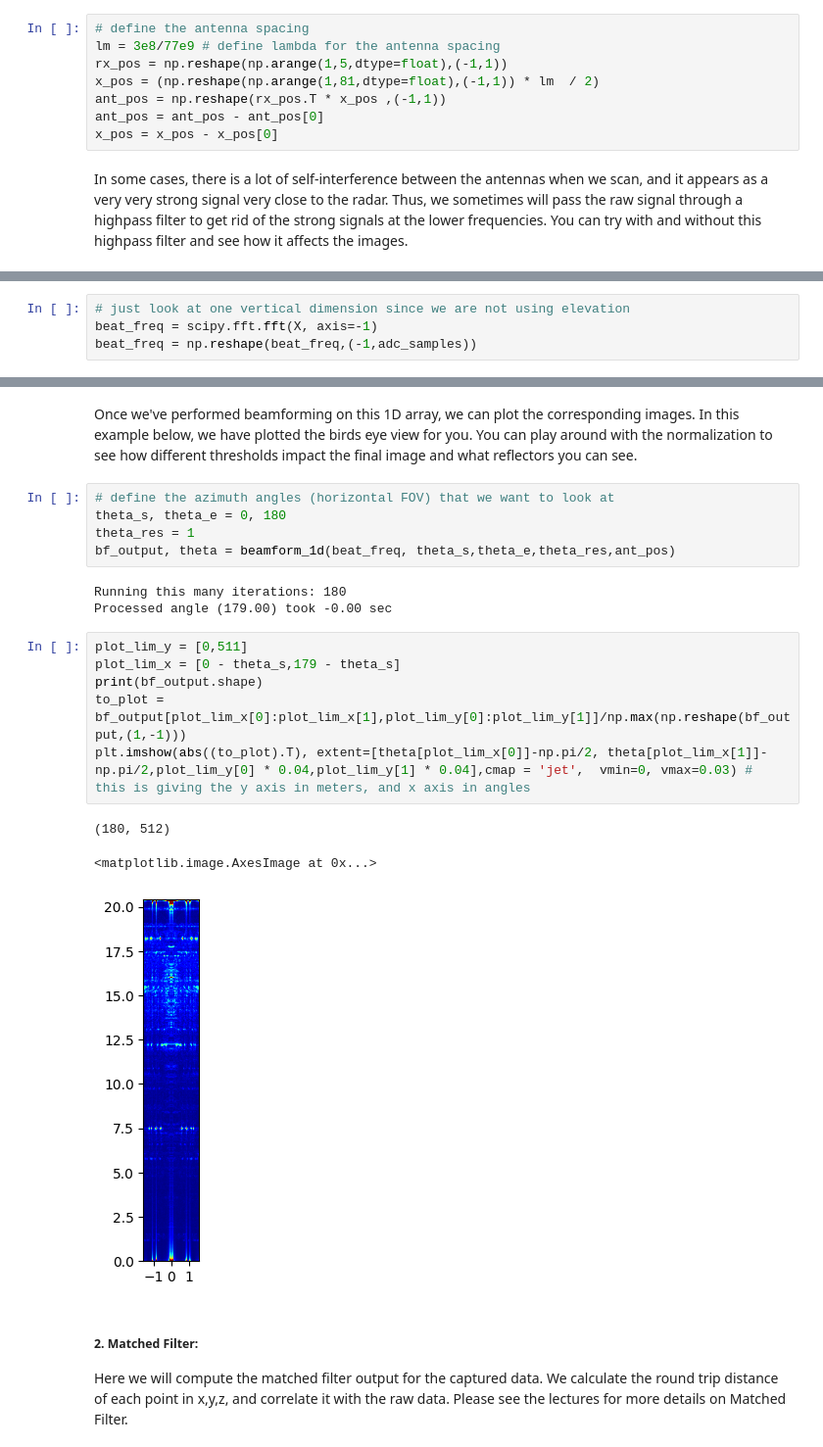
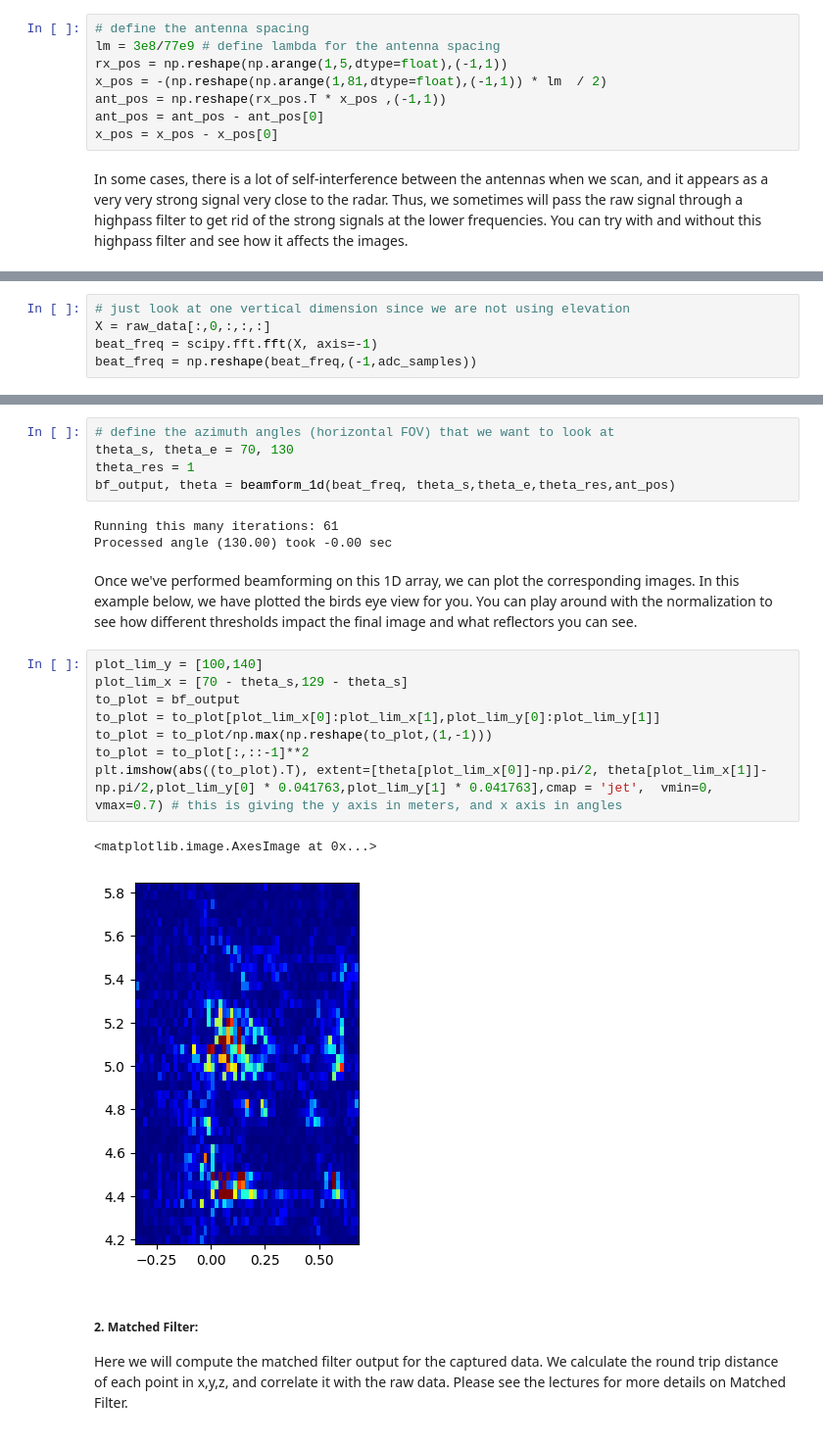
Before and after one commit to hailanzs/comm-proj-radar, a Jupyter notebook: exercise_2.ipynb, the cells around one changed output, grey strips where cells are left out. Shown at 98% size. Saved outputs shown, nothing was run; the diff lists cells and outputs as text.

```diff
--- a/exercise_2.ipynb
+++ b/exercise_2.ipynb
@@ -37,7 +36,7 @@ The radar is moved along the x-axis 80 times, each time moving by a distance $\l
 # define the antenna spacing
 lm = 3e8/77e9 # define lambda for the antenna spacing
 rx_pos = np.reshape(np.arange(1,5,dtype=float),(-1,1))
-x_pos = (np.reshape(np.arange(1,81,dtype=float),(-1,1)) * lm  / 2)
+x_pos = -(np.reshape(np.arange(1,81,dtype=float),(-1,1)) * lm  / 2)
 ant_pos = np.reshape(rx_pos.T * x_pos ,(-1,1))
 ant_pos = ant_pos - ant_pos[0]
 x_pos = x_pos - x_pos[0]
@@ -46,4 +89,5 @@ In some cases, there is a lot of self-interference between the antennas when we
 # %%
 # just look at one vertical dimension since we are not using elevation
+X = raw_data[:,0,:,:,:]
 beat_freq = scipy.fft.fft(X, axis=-1)
 beat_freq = np.reshape(beat_freq,(-1,adc_samples))
@@ -92,23 +94,24 @@ def beamform_1d(beat_freq_data, theta_s, theta_e,theta_res,locs):
+# %%
+# define the azimuth angles (horizontal FOV) that we want to look at
+theta_s, theta_e = 70, 130
+theta_res = 1
+bf_output, theta = beamform_1d(beat_freq, theta_s,theta_e,theta_res,ant_pos)
+# %% [output]
+Running this many iterations: 61
+Processed angle (130.00) took -0.00 sec
 # %% [markdown]
 Once we've performed beamforming on this 1D array, we can plot the corresponding images. In this example below, we have plotted the birds eye view for you. You can play around with the normalization to see how different thresholds impact the final image and what reflectors you can see.
-# %%
-# define the azimuth angles (horizontal FOV) that we want to look at
-theta_s, theta_e = 0, 180
-theta_res = 1
-bf_output, theta = beamform_1d(beat_freq, theta_s,theta_e,theta_res,ant_pos)
-# %% [output]
-Running this many iterations: 180
-Processed angle (179.00) took -0.00 sec
 # %%
-plot_lim_y = [0,511]
-plot_lim_x = [0 - theta_s,179 - theta_s]
-print(bf_output.shape)
-to_plot = bf_output[plot_lim_x[0]:plot_lim_x[1],plot_lim_y[0]:plot_lim_y[1]]/np.max(np.reshape(bf_output,(1,-1)))
-plt.imshow(abs((to_plot).T), extent=[theta[plot_lim_x[0]]-np.pi/2, theta[plot_lim_x[1]]-np.pi/2,plot_lim_y[0] * 0.04,plot_lim_y[1] * 0.04],cmap = 'jet',  vmin=0, vmax=0.03) # this is giving the y axis in meters, and x axis in angles
+plot_lim_y = [100,140]
+plot_lim_x = [70 - theta_s,129 - theta_s]
+to_plot = bf_output
+to_plot = to_plot[plot_lim_x[0]:plot_lim_x[1],plot_lim_y[0]:plot_lim_y[1]]
+to_plot = to_plot/np.max(np.reshape(to_plot,(1,-1)))
+to_plot = to_plot[:,::-1]**2
+plt.imshow(abs((to_plot).T), extent=[theta[plot_lim_x[0]]-np.pi/2, theta[plot_lim_x[1]]-np.pi/2,plot_lim_y[0] * 0.041763,plot_lim_y[1] * 0.041763],cmap = 'jet',  vmin=0, vmax=0.7) # this is giving the y axis in meters, and x axis in angles
 # %% [output]
-(180, 512)
+<matplotlib.image.AxesImage at 0x...>
-<matplotlib.image.AxesImage at 0x...>
-[figure, old version]
+[figure, new version]
 # %% [markdown]
 <h5> 2. Matched Filter:</h5>
 Here we will compute the matched filter output for the captured data. We calculate the round trip distance of each point in x,y,z, and correlate it with the raw data.
```
Also changed, not shown: parts of 6 cells of this notebook, 2 other files.
